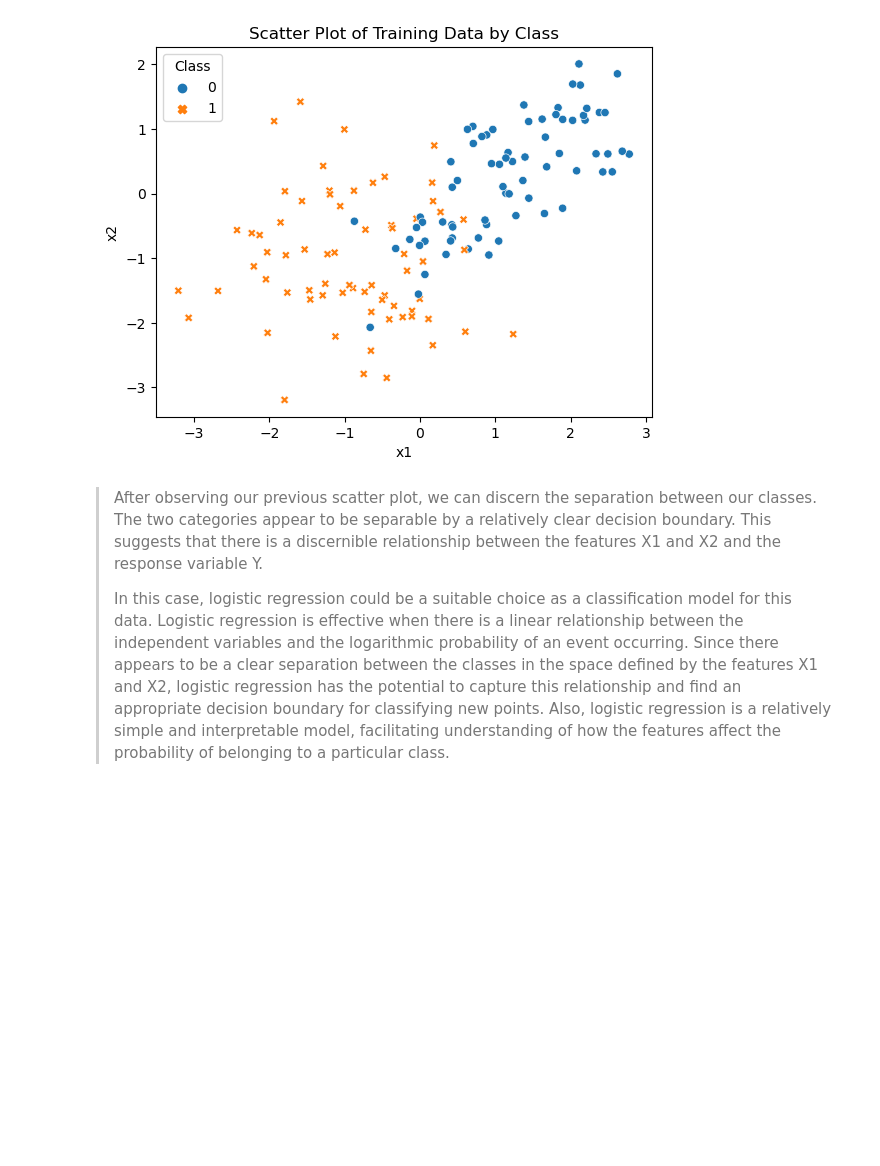
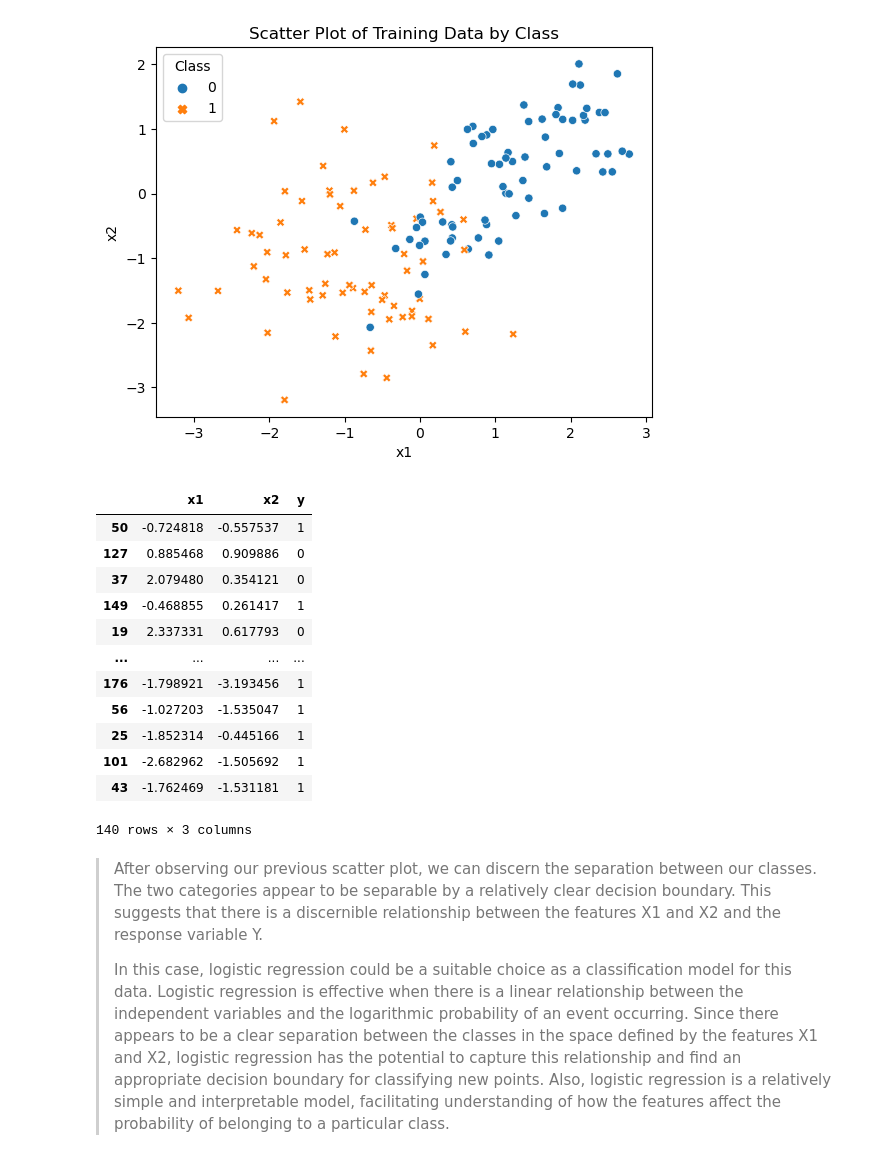
Before and after one commit to BarbaraPFloresRios/IDS705_PrinciplesOfMachineLearning, a Jupyter notebook: Assignment_3_SupervisedLearning_ModelTrainingAndEvaluation/Assignment_3.ipynb, the cells around one changed output. Saved outputs shown, nothing was run; the diff lists cells and outputs as text; code cells hidden in the pictures; blank space fills up the shorter version.

```diff
--- a/Assignment_3_SupervisedLearning_ModelTrainingAndEvaluation/Assignment_3.ipynb
+++ b/Assignment_3_SupervisedLearning_ModelTrainingAndEvaluation/Assignment_3.ipynb
@@ -75,6 +76,22 @@ plt.legend(title="Class")
 plt.show()
 # %% [output]
 [figure]
+# %%
+train_data
+# %% [output]
+|  | x1 | x2 | y |
+| 50 | -0.724818 | -0.557537 | 1 |
+| 127 | 0.885468 | 0.909886 | 0 |
+| 37 | 2.079480 | 0.354121 | 0 |
+| 149 | -0.468855 | 0.261417 | 1 |
+| 19 | 2.337331 | 0.617793 | 0 |
+| ... | ... | ... | ... |
+| 176 | -1.798921 | -3.193456 | 1 |
+| 56 | -1.027203 | -1.535047 | 1 |
+| 25 | -1.852314 | -0.445166 | 1 |
+| 101 | -2.682962 | -1.505692 | 1 |
+| 43 | -1.762469 | -1.531181 | 1 |
+140 rows × 3 columns
 # %% [markdown]
 >After observing our previous scatter plot, we can discern the separation between our classes. The two categories appear to be separable by a relatively clear decision boundary. This suggests that there is a discernible relationship between the features X1 and X2 and the response variable Y.
 >
```
Also changed, not shown: parts of 3 cells of this notebook.
